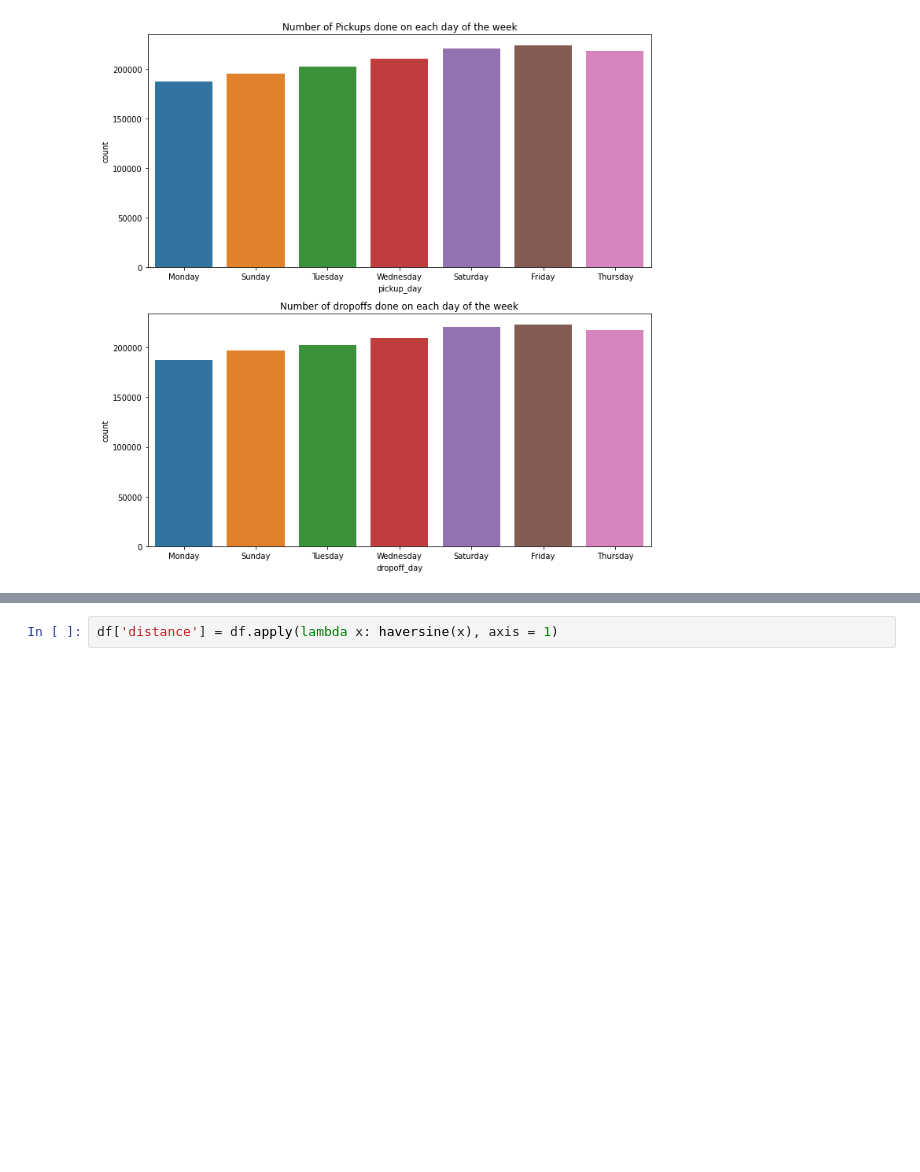
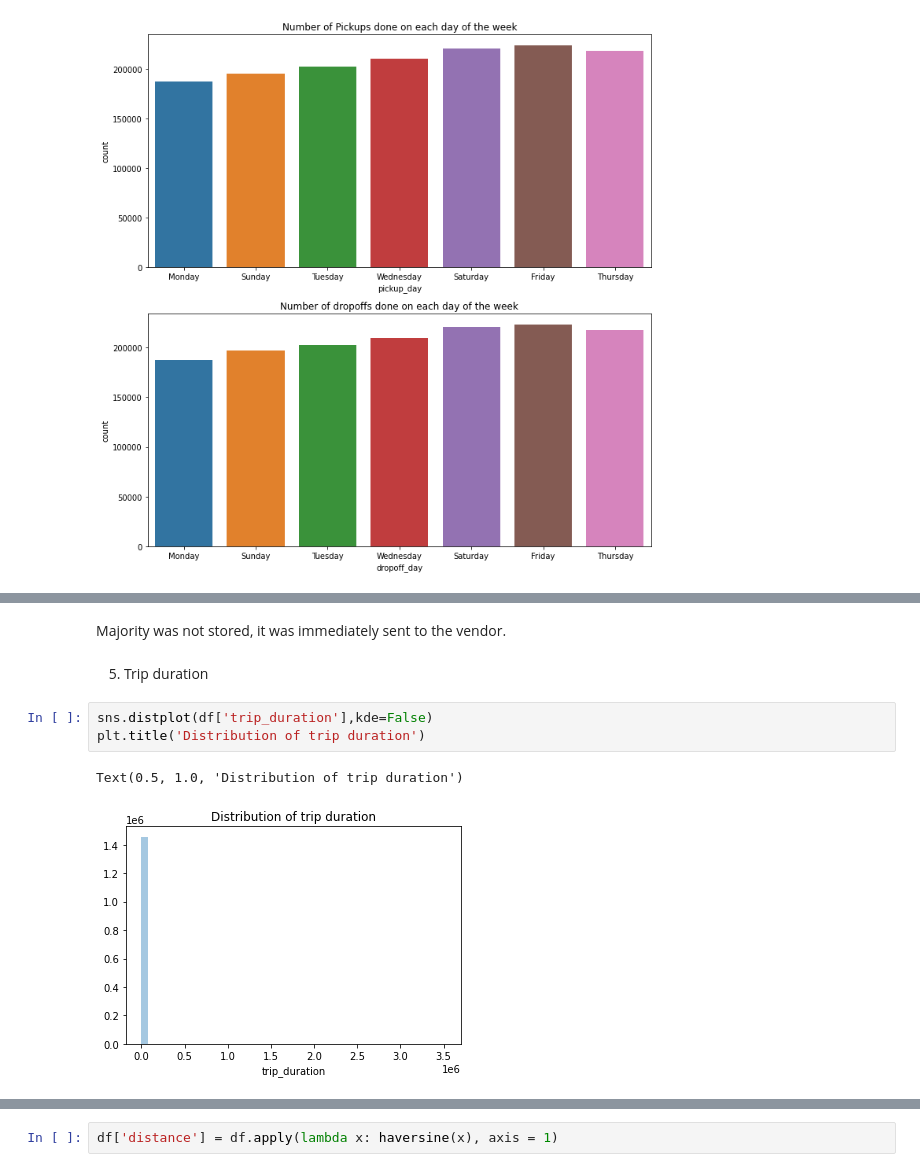
Before and after one commit to manm0han/NYC-Taxi-Trip-Time-Prediction, a Jupyter notebook: Copy_of_NYC_Taxi_Trip_Time_Prediction_Capstone_Project.ipynb, the cells around one changed output, grey strips where cells are left out. Saved outputs shown, nothing was run; the diff lists cells and outputs as text; blank space fills up the shorter version.

```diff
--- a/Copy_of_NYC_Taxi_Trip_Time_Prediction_Capstone_Project.ipynb
+++ b/Copy_of_NYC_Taxi_Trip_Time_Prediction_Capstone_Project.ipynb
@@ -151,0 +173,10 @@ sns.distplot(df['trip_duration'],color="y")
+# %% [markdown]
+Majority was not stored, it was immediately sent to the vendor.
+# %% [markdown]
+5. Trip duration
+# %%
+sns.distplot(df['trip_duration'],kde=False)
+plt.title('Distribution of trip duration')
+# %% [output]
+Text(0.5, 1.0, 'Distribution of trip duration')
+[figure, added]
```
Also changed, not shown: parts of 100 cells of this notebook.
